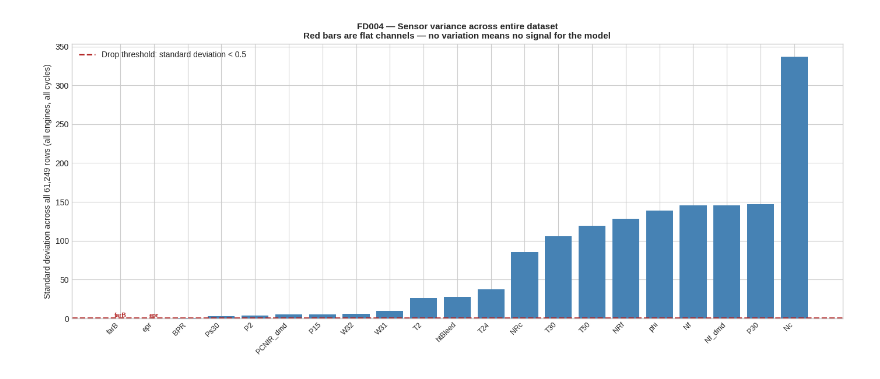
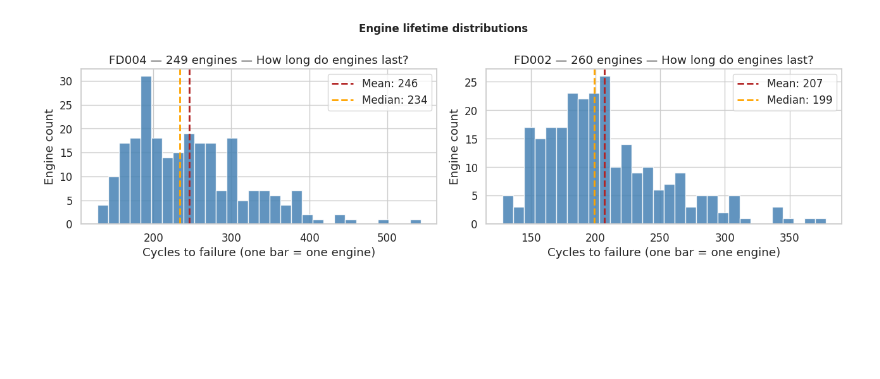
Before and after one commit to jamess005/Engine-Health-Agent, a Jupyter notebook: notebooks/01_eda.ipynb, the cells around one changed output. Saved outputs shown, nothing was run; the diff lists cells and outputs as text; code cells hidden in the pictures; blank space fills up the shorter version.

Commit message:
Cleaned notebooks and trained model 14.24 RMSE

```diff
--- a/notebooks/01_eda.ipynb
+++ b/notebooks/01_eda.ipynb
@@ -230,51 +93,41 @@ W32 — LPT coolant bleed flow (lbm/s)              12.519    5.963     6.084
 # %%
-print("=" * 60)
-print("DEAD CHANNEL IDENTIFICATION")
-print("=" * 60)
-print()
-print("A sensor with standard deviation near zero is constant across all")
-print("61,249 rows. A constant value gives a model no information — it")
-print("cannot distinguish a healthy engine from a failing one.")
-print()
+# Missing values
+print("=== Missing Values ===")
+for name, df in [('FD004', fd4), ('FD002', fd2)]:
+    n = df.isnull().sum().sum()
+    print(f"  {'✓' if n==0 else '✗'} {name}: {n} missing values")
 
-stds = fd4[SENSOR_COLS].std().sort_values()
-threshold = 0.5
+# Duplicates
+print("\n=== Duplicate Rows ===")
+for name, df in [('FD004', fd4), ('FD002', fd2)]:
+    n = df.duplicated().sum()
+    print(f"  {'✓' if n==0 else '✗'} {name}: {n} duplicates")
 
-fig, ax = plt.subplots(figsize=(14, 6))
-bar_colors = ['firebrick' if v < threshold else 'steelblue' for v in stds.values]
-full_labels = [SENSOR_NAMES[s] for s in stds.index]
-short_labels = [SENSOR_NAMES[s].split(' — ')[0] for s in stds.index]
+# Cycle continuity
+print("\n=== Cycle Continuity ===")
+for name, df in [('FD004', fd4), ('FD002', fd2)]:
+    bad = [e for e in df.unit.unique()
+           if not np.array_equal(df[df.unit==e]['cycle'].values,
+                                  np.arange(1, len(df[df.unit==e])+1))]
+    print(f"  {'✓' if not bad else '✗'} {name}: {len(bad)} engines with non-sequential cycles")
 
-bars = ax.bar(range(len(stds)), stds.values, color=bar_colors)
-ax.set_xticks(range(len(stds)))
-ax.set_xticklabels(short_labels, rotation=45, ha='right', fontsize=9)
-ax.axhline(threshold, color='firebrick', linestyle='--', linewidth=1.8,
-           label=f'Drop threshold: standard deviation < {threshold}')
-ax.set_ylabel('Standard deviation across all 61,249 rows (all engines, all cycles)')
-ax.set_title('FD004 — Sensor variance across entire dataset\n'
-             'Red bars are flat channels — no variation means no signal for the model',
-             fontsize=11, fontweight='bold')
-ax.legend(fontsize=10)
+# Lifetime distribution
+print("\n=== Engine Lifetime ===")
+for name, df in [('FD004', fd4), ('FD002', fd2)]:
+    lt = df.groupby('unit')['cycle'].max()
+    print(f"  {name}: min={lt.min()}  max={lt.max()}  mean={lt.mean():.1f}  median={lt.median():.1f}  std={lt.std():.1f}")
 
-# Annotate dead channels
-for i, (s, v) in enumerate(zip(stds.index, stds.values)):
-    if v < threshold:
-        ax.text(i, v + 0.02, SENSOR_NAMES[s].split(' — ')[0],
-                ha='center', va='bottom', fontsize=7.5,
-                color='firebrick', fontweight='bold')
-
+fig, axes = plt.subplots(1, 2, figsize=(13, 4))
+for ax, (name, df) in zip(axes, [('FD004 — 249 engines', fd4), ('FD002 — 260 engines', fd2)]):
+    lt = df.groupby('unit')['cycle'].max()
+    ax.hist(lt, bins=30, color='steelblue', edgecolor='white', alpha=0.85)
+    ax.axvline(lt.mean(),   color='firebrick', ls='--', lw=2, label=f'Mean: {lt.mean():.0f}')
+    ax.axvline(lt.median(), color='orange',    ls='--', lw=2, label=f'Median: {lt.median():.0f}')
+    ax.set_xlabel('Cycles to failure (one bar = one engine)')
+    ax.set_ylabel('Engine count')
+    ax.set_title(f'{name} — How long do engines last?')
+    ax.legend()
+plt.suptitle('Engine lifetime distributions', fontsize=12, fontweight='bold')
 plt.tight_layout()
-plt.savefig('../outputs/reports/dead_channels.png', dpi=120, bbox_inches='tight')
 plt.show()
-
-DEAD = [s for s in SENSOR_COLS if fd4[s].std() < threshold]
-LIVE = [s for s in SENSOR_COLS if s not in DEAD]
-
-print(f"DROPPED ({len(DEAD)} dead channels):")
-for s in DEAD:
-    print(f"  {SENSOR_NAMES[s]}")
-print()
-print(f"REMAINING ({len(LIVE)} sensors carry information):")
-for s in LIVE:
-    print(f"  {SENSOR_NAMES[s]}")
 # %% [output]
@@ -288 +149 @@ cannot distinguish a healthy engine from a failing one.
-[figure, old version]
+[figure, new version]
```
Also changed, not shown: parts of 19 cells of this notebook, 7 other files.
